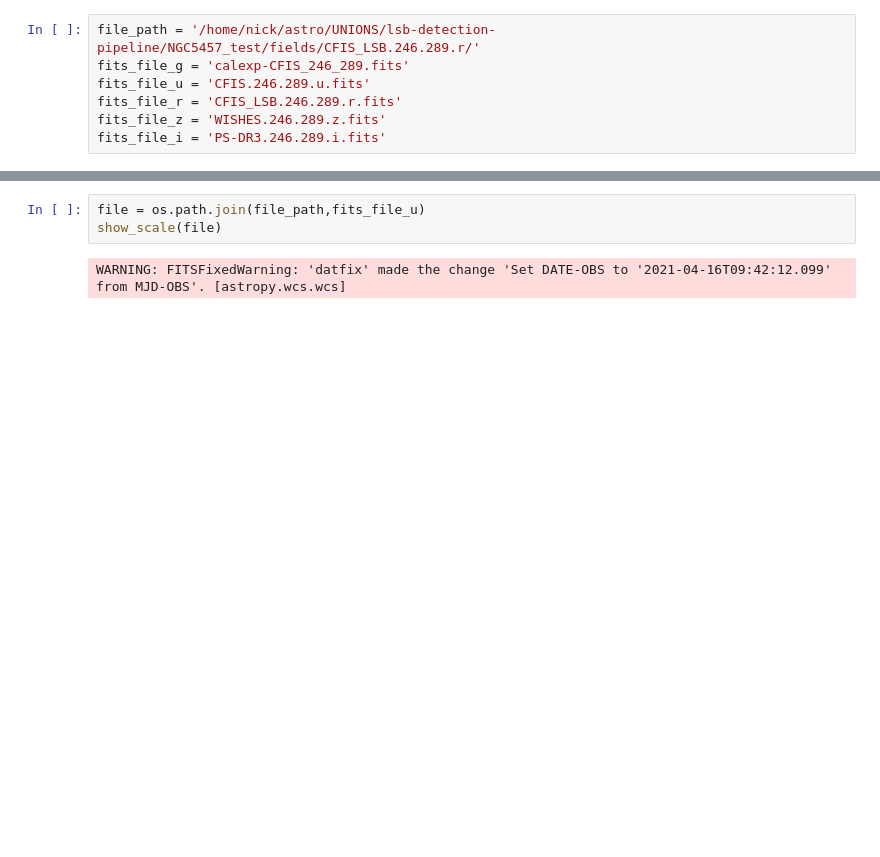
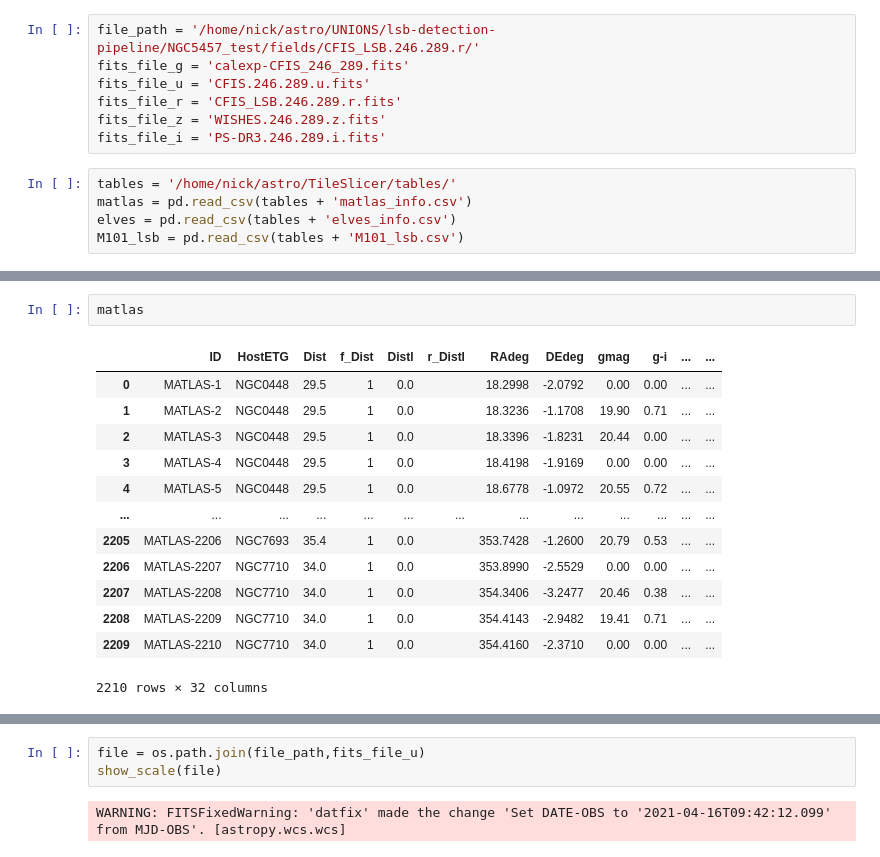
Before and after one commit to heesters-nick/TileSlicer, a Jupyter notebook: notebooks/download_data_make_cutouts.ipynb, the cells around one changed output, grey strips where cells are left out. Saved outputs shown, nothing was run; the diff lists cells and outputs as text; blank space fills up the shorter version.

```diff
--- a/notebooks/download_data_make_cutouts.ipynb
+++ b/notebooks/download_data_make_cutouts.ipynb
@@ -60,3 +75,8 @@ fits_file_u = 'CFIS.246.289.u.fits'
 fits_file_r = 'CFIS_LSB.246.289.r.fits'
 fits_file_z = 'WISHES.246.289.z.fits'
 fits_file_i = 'PS-DR3.246.289.i.fits'
+# %%
+tables = '/home/nick/astro/TileSlicer/tables/'
+matlas = pd.read_csv(tables + 'matlas_info.csv')
+elves = pd.read_csv(tables + 'elves_info.csv')
+M101_lsb = pd.read_csv(tables + 'M101_lsb.csv')
@@ -62,0 +91,16 @@ fits_file_i = 'PS-DR3.246.289.i.fits'
+# %%
+matlas
+# %% [output]
+|  | ID | HostETG | Dist | f_Dist | Distl | r_Distl | RAdeg | DEdeg | gmag | g-i | ... | ... |
+| 0 | MATLAS-1 | NGC0448 | 29.5 | 1 | 0.0 |  | 18.2998 | -2.0792 | 0.00 | 0.00 | ... | ... |
+| 1 | MATLAS-2 | NGC0448 | 29.5 | 1 | 0.0 |  | 18.3236 | -1.1708 | 19.90 | 0.71 | ... | ... |
+| 2 | MATLAS-3 | NGC0448 | 29.5 | 1 | 0.0 |  | 18.3396 | -1.8231 | 20.44 | 0.00 | ... | ... |
+| 3 | MATLAS-4 | NGC0448 | 29.5 | 1 | 0.0 |  | 18.4198 | -1.9169 | 0.00 | 0.00 | ... | ... |
+| 4 | MATLAS-5 | NGC0448 | 29.5 | 1 | 0.0 |  | 18.6778 | -1.0972 | 20.55 | 0.72 | ... | ... |
+| ... | ... | ... | ... | ... | ... | ... | ... | ... | ... | ... | ... | ... |
+| 2205 | MATLAS-2206 | NGC7693 | 35.4 | 1 | 0.0 |  | 353.7428 | -1.2600 | 20.79 | 0.53 | ... | ... |
+| 2206 | MATLAS-2207 | NGC7710 | 34.0 | 1 | 0.0 |  | 353.8990 | -2.5529 | 0.00 | 0.00 | ... | ... |
+| 2207 | MATLAS-2208 | NGC7710 | 34.0 | 1 | 0.0 |  | 354.3406 | -3.2477 | 20.46 | 0.38 | ... | ... |
+| 2208 | MATLAS-2209 | NGC7710 | 34.0 | 1 | 0.0 |  | 354.4143 | -2.9482 | 19.41 | 0.71 | ... | ... |
+| 2209 | MATLAS-2210 | NGC7710 | 34.0 | 1 | 0.0 |  | 354.4160 | -2.3710 | 0.00 | 0.00 | ... | ... |
+2210 rows × 32 columns
```
Also changed, not shown: parts of 6 cells of this notebook, 8 other files.
